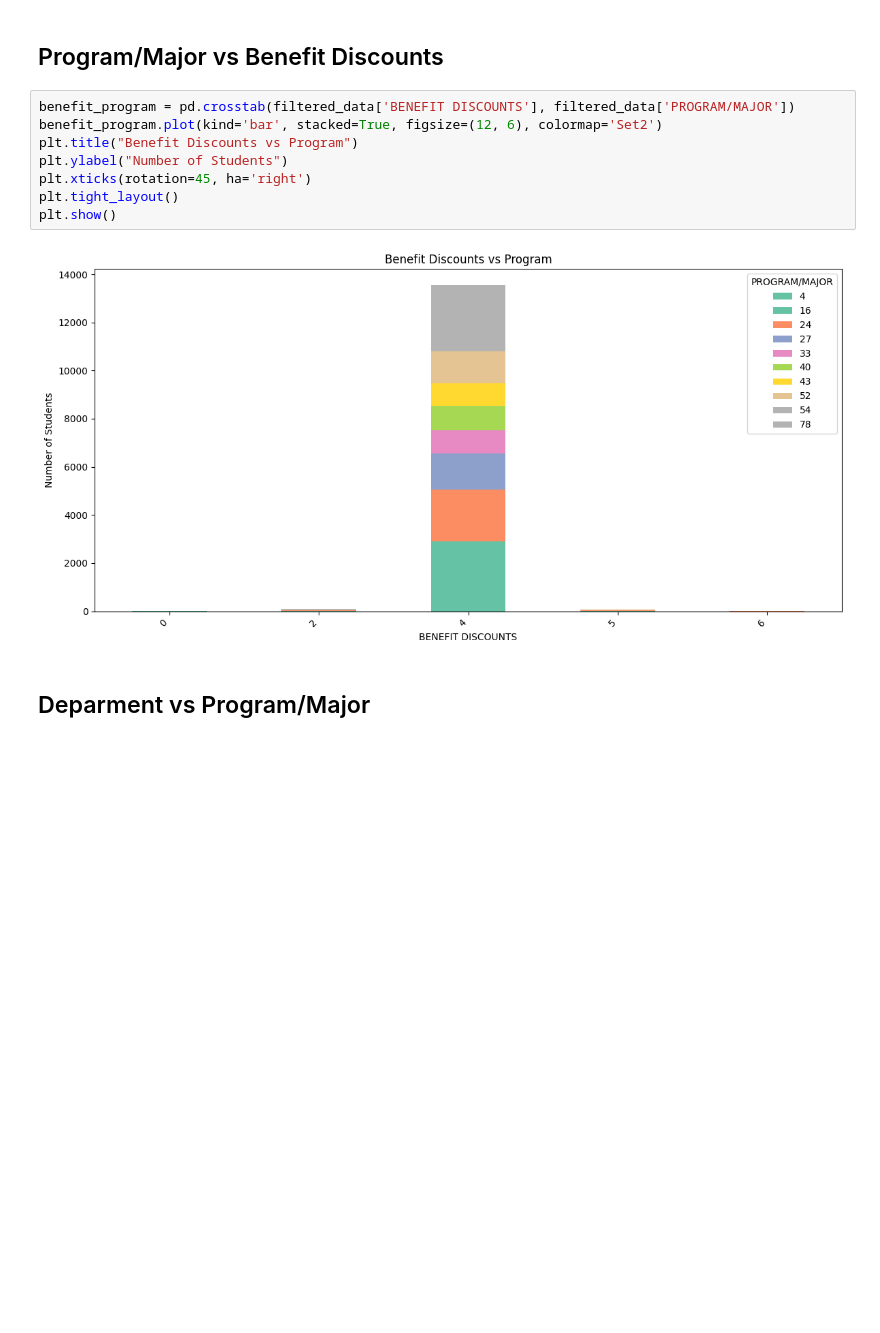
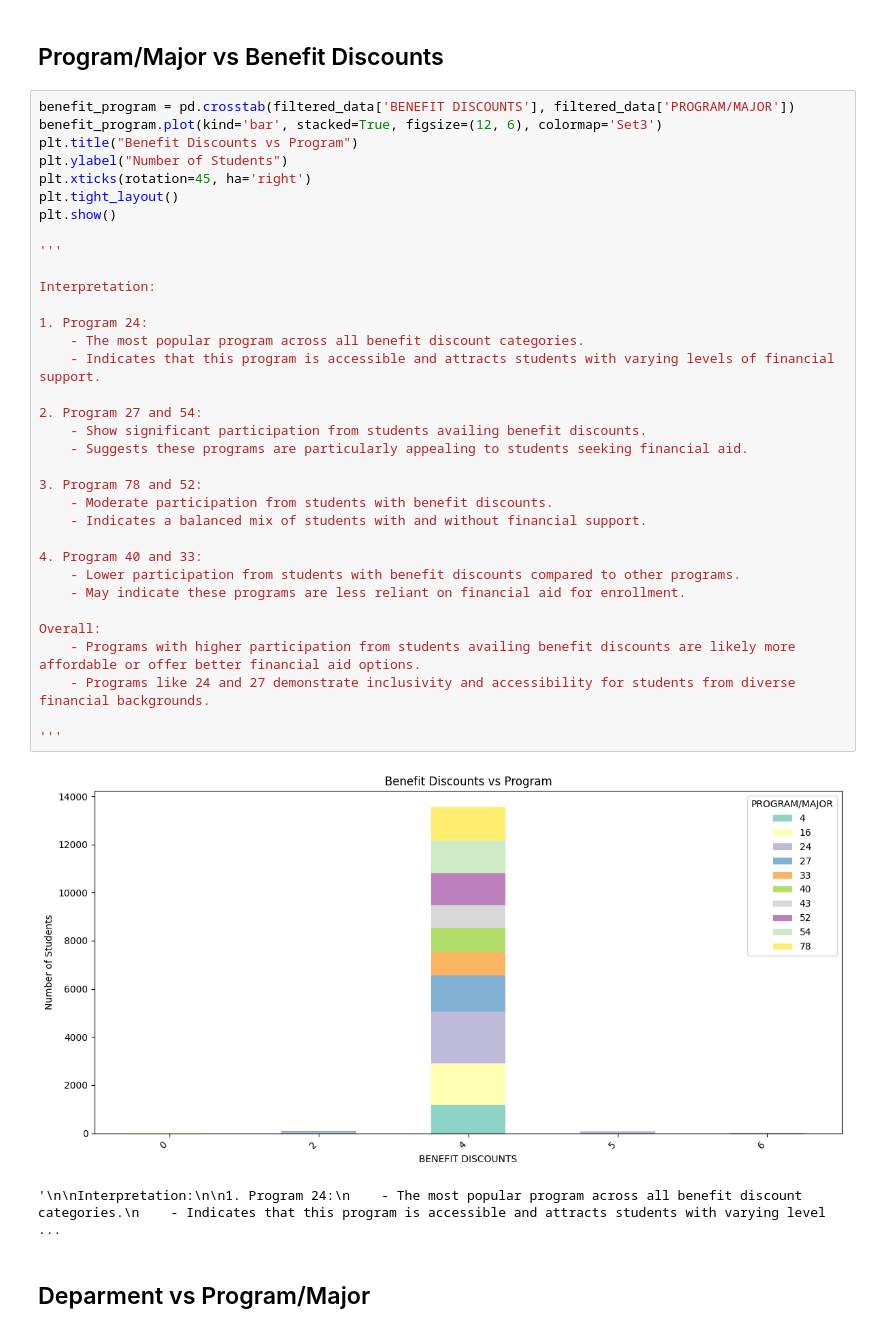
Before and after one commit to Peakkay/AI-Project, a Jupyter notebook: Part2_Data_Analysis_and_Modelling.ipynb, the cells around one changed output. Cells and saved outputs as stored; diff of their text form; blank space fills up the shorter version.

Commit message:
with interpretations and few more graphs

```diff
--- a/Part2_Data_Analysis_and_Modelling.ipynb
+++ b/Part2_Data_Analysis_and_Modelling.ipynb
@@ -279,14 +233,41 @@ Interpretation:
 ## Program/Major vs Benefit Discounts
 # %%
 benefit_program = pd.crosstab(filtered_data['BENEFIT DISCOUNTS'], filtered_data['PROGRAM/MAJOR'])
-benefit_program.plot(kind='bar', stacked=True, figsize=(12, 6), colormap='Set2')
+benefit_program.plot(kind='bar', stacked=True, figsize=(12, 6), colormap='Set3')
 plt.title("Benefit Discounts vs Program")
 plt.ylabel("Number of Students")
 plt.xticks(rotation=45, ha='right')
 plt.tight_layout()
 plt.show()
+
+'''
+
+Interpretation:
+
+1. Program 24:
+    - The most popular program across all benefit discount categories.
+    - Indicates that this program is accessible and attracts students with varying levels of financial support.
+
+2. Program 27 and 54:
+    - Show significant participation from students availing benefit discounts.
+    - Suggests these programs are particularly appealing to students seeking financial aid.
+
+3. Program 78 and 52:
+    - Moderate participation from students with benefit discounts.
+    - Indicates a balanced mix of students with and without financial support.
+
+4. Program 40 and 33:
+    - Lower participation from students with benefit discounts compared to other programs.
+    - May indicate these programs are less reliant on financial aid for enrollment.
+
+Overall:
+    - Programs with higher participation from students availing benefit discounts are likely more affordable or offer better financial aid options.
+    - Programs like 24 and 27 demonstrate inclusivity and accessibility for students from diverse financial backgrounds.
+
+'''
 # %% [output]
-[figure, old version]
+[figure, new version]
+'\n\nInterpretation:\n\n1. Program 24:\n    - The most popular program across all benefit discount categories.\n    - Indicates that this program is accessible and attracts students with varying level ...
 # %% [markdown]
 ## Deparment vs Program/Major
 # %%
```
Also changed, not shown: parts of 10 cells of this notebook.
